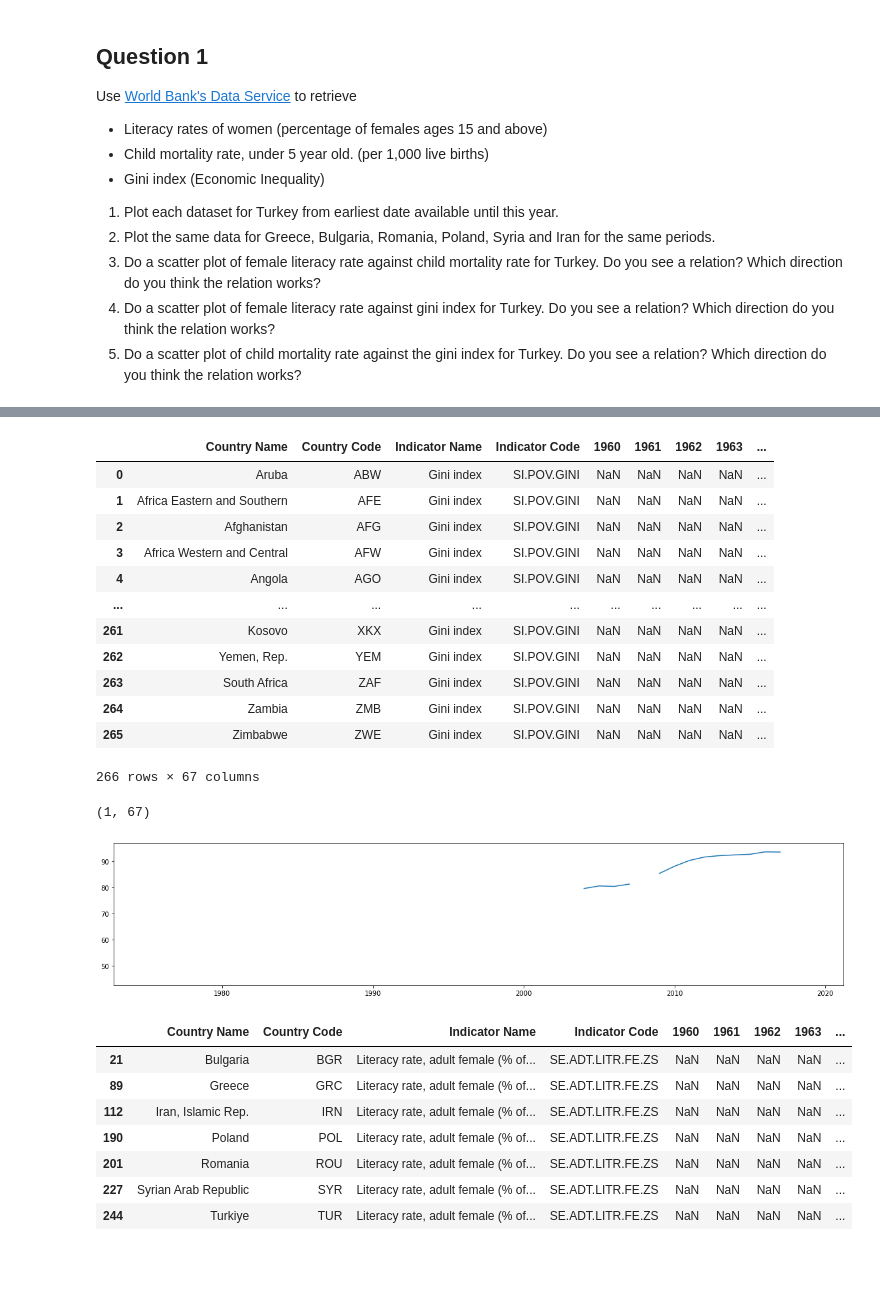
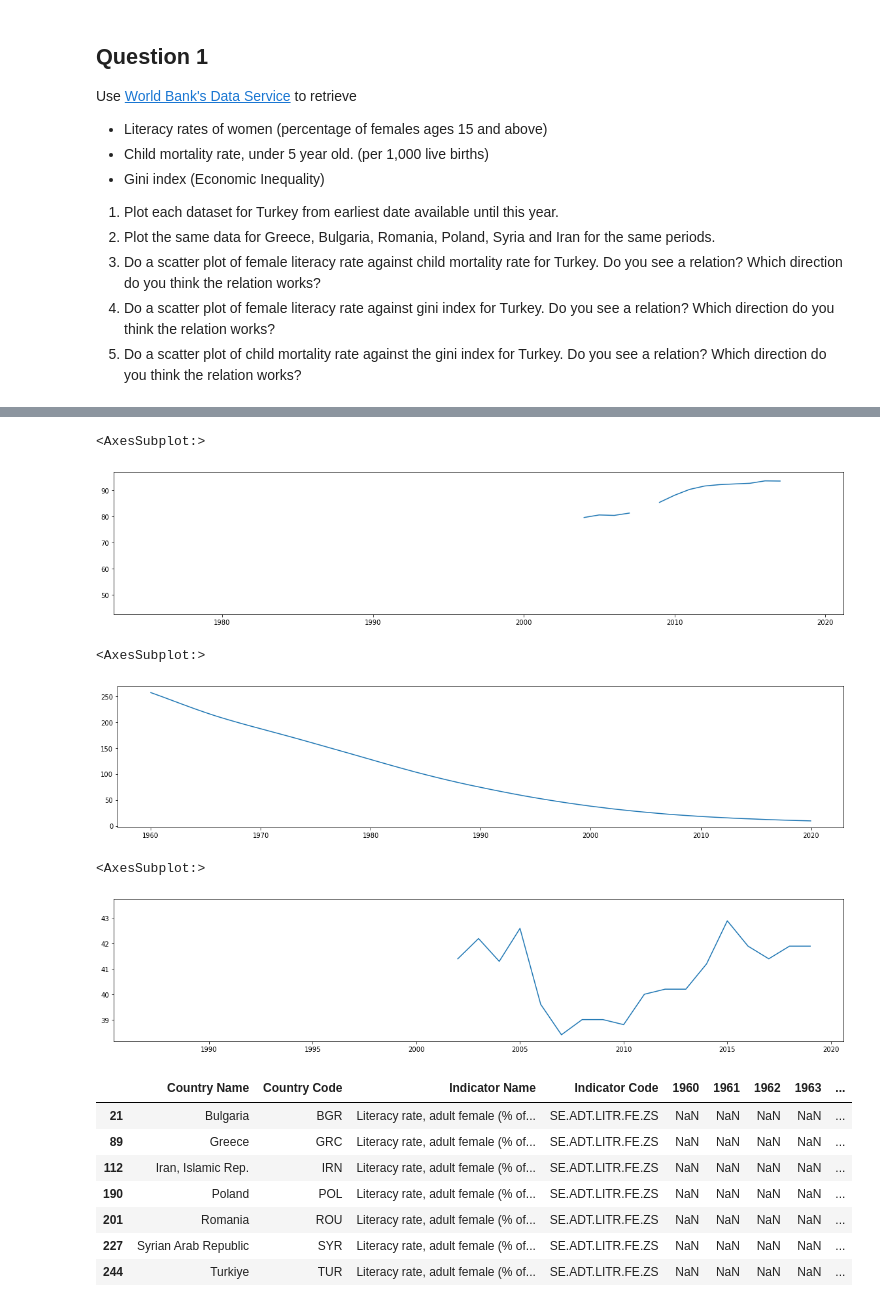
Before and after one commit to emirsglm/MAT388E-Data-Science-HW, a Jupyter notebook: HW1.ipynb, the cells around one changed output, grey strips where cells are left out. Cells and saved outputs as stored; diff of their text form; code cells hidden in the pictures; blank space fills up the shorter version.

```diff
--- a/HW1.ipynb
+++ b/HW1.ipynb
@@ -70,31 +55,25 @@ mortality
 # %%
 #Gini index (Economic Inequality)
 gini = zipped_csv("https://api.worldbank.org/v2/en/indicator/SI.POV.GINI?downloadformat=csv")
-gini
-# %% [output]
-|  | Country Name | Country Code | Indicator Name | Indicator Code | 1960 | 1961 | 1962 | 1963 | ... |
-| 0 | Aruba | ABW | Gini index | SI.POV.GINI | NaN | NaN | NaN | NaN | ... |
-| 1 | Africa Eastern and Southern | AFE | Gini index | SI.POV.GINI | NaN | NaN | NaN | NaN | ... |
-| 2 | Afghanistan | AFG | Gini index | SI.POV.GINI | NaN | NaN | NaN | NaN | ... |
-| 3 | Africa Western and Central | AFW | Gini index | SI.POV.GINI | NaN | NaN | NaN | NaN | ... |
-| 4 | Angola | AGO | Gini index | SI.POV.GINI | NaN | NaN | NaN | NaN | ... |
-| ... | ... | ... | ... | ... | ... | ... | ... | ... | ... |
-| 261 | Kosovo | XKX | Gini index | SI.POV.GINI | NaN | NaN | NaN | NaN | ... |
-| 262 | Yemen, Rep. | YEM | Gini index | SI.POV.GINI | NaN | NaN | NaN | NaN | ... |
-| 263 | South Africa | ZAF | Gini index | SI.POV.GINI | NaN | NaN | NaN | NaN | ... |
-| 264 | Zambia | ZMB | Gini index | SI.POV.GINI | NaN | NaN | NaN | NaN | ... |
-| 265 | Zimbabwe | ZWE | Gini index | SI.POV.GINI | NaN | NaN | NaN | NaN | ... |
-266 rows × 67 columns
 # %%
-#Question 1.1:
 
 literacyTR = literacy.loc[literacy["Country Code"]=="TUR"]
-
 (literacyTR.iloc[0,4:]).plot(figsize=(20,4))
-literacyTR.shape
 # %% [output]
-(1, 67)
+<AxesSubplot:>
 [figure]
+# %%
+mortalityTR = mortality.loc[mortality["Country Code"]=="TUR"]
+(mortalityTR.iloc[0,4:]).plot(figsize=(20,4))
+# %% [output]
+<AxesSubplot:>
+[figure, added]
+# %%
+giniTR = gini.loc[gini["Country Code"]=="TUR"]
+(giniTR.iloc[0,4:]).plot(figsize=(20,4))
+# %% [output]
+<AxesSubplot:>
+[figure, added]
 # %%
 
 
```
Also changed, not shown: parts of 1 cell of this notebook.
